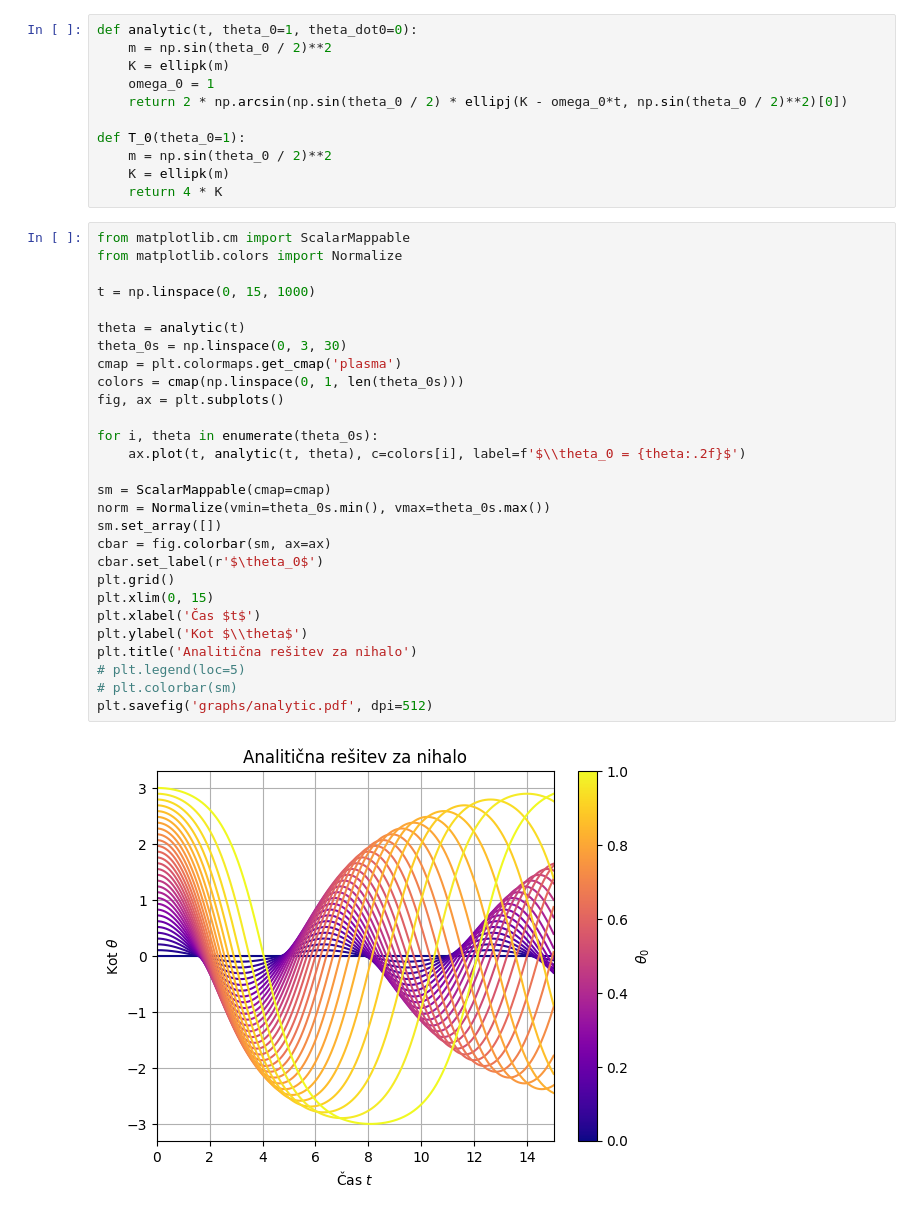
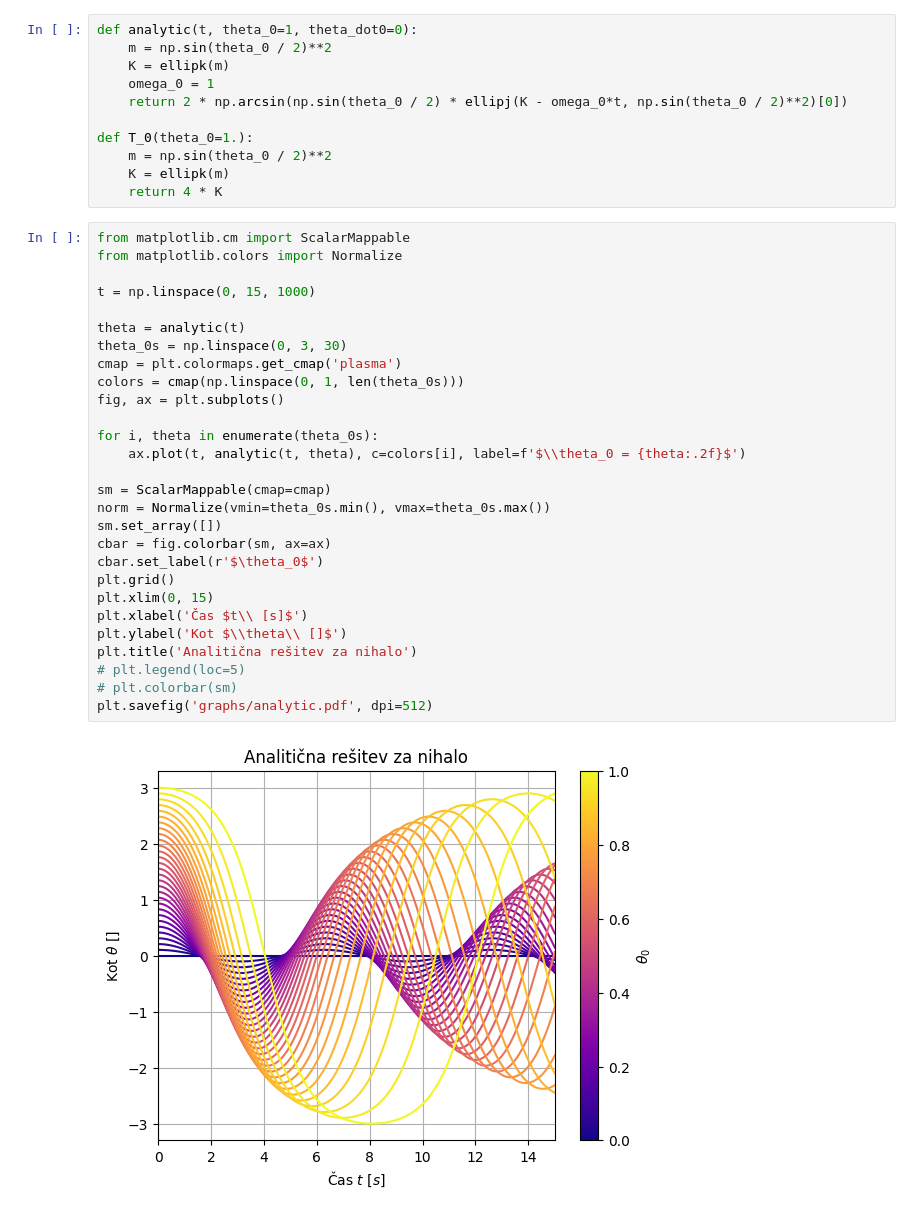
Before and after one commit to hyhmir/mafiski_praktikum, a Jupyter notebook: 07/analysing.ipynb, the cells around one changed output. Saved outputs shown, nothing was run; the diff lists cells and outputs as text.

```diff
--- a/07/analysing.ipynb
+++ b/07/analysing.ipynb
@@ -12,40 +13,40 @@ def analytic(t, theta_0=1, theta_dot0=0):
     omega_0 = 1
     return 2 * np.arcsin(np.sin(theta_0 / 2) * ellipj(K - omega_0*t, np.sin(theta_0 / 2)**2)[0])
 
-def T_0(theta_0=1):
+def T_0(theta_0=1.):
     m = np.sin(theta_0 / 2)**2
     K = ellipk(m)
     return 4 * K
 # %%
 from matplotlib.cm import ScalarMappable
 from matplotlib.colors import Normalize
 
 t = np.linspace(0, 15, 1000)
 
 theta = analytic(t)
 theta_0s = np.linspace(0, 3, 30)
 cmap = plt.colormaps.get_cmap('plasma')
 colors = cmap(np.linspace(0, 1, len(theta_0s)))
 fig, ax = plt.subplots()
 
 for i, theta in enumerate(theta_0s):
     ax.plot(t, analytic(t, theta), c=colors[i], label=f'$\\theta_0 = {theta:.2f}$')
 
 sm = ScalarMappable(cmap=cmap)
 norm = Normalize(vmin=theta_0s.min(), vmax=theta_0s.max())
 sm.set_array([])
 cbar = fig.colorbar(sm, ax=ax)
 cbar.set_label(r'$\theta_0$')
 plt.grid()
 plt.xlim(0, 15)
-plt.xlabel('Čas $t$')
-plt.ylabel('Kot $\\theta$')
+plt.xlabel('Čas $t\\ [s]$')
+plt.ylabel('Kot $\\theta\\ []$')
 plt.title('Analitična rešitev za nihalo')
 # plt.legend(loc=5)
 # plt.colorbar(sm)
 plt.savefig('graphs/analytic.pdf', dpi=512)
 # %% [output]
-[figure, old version]
+[figure, new version]
 # %%
 # def prevajanje(y, t, k=np.float64(0.1), T_zun=np.float64(-5)):
 #     return - k * (y - T_zun)
```
Also changed, not shown: parts of 7 cells of this notebook, 11 other files.
